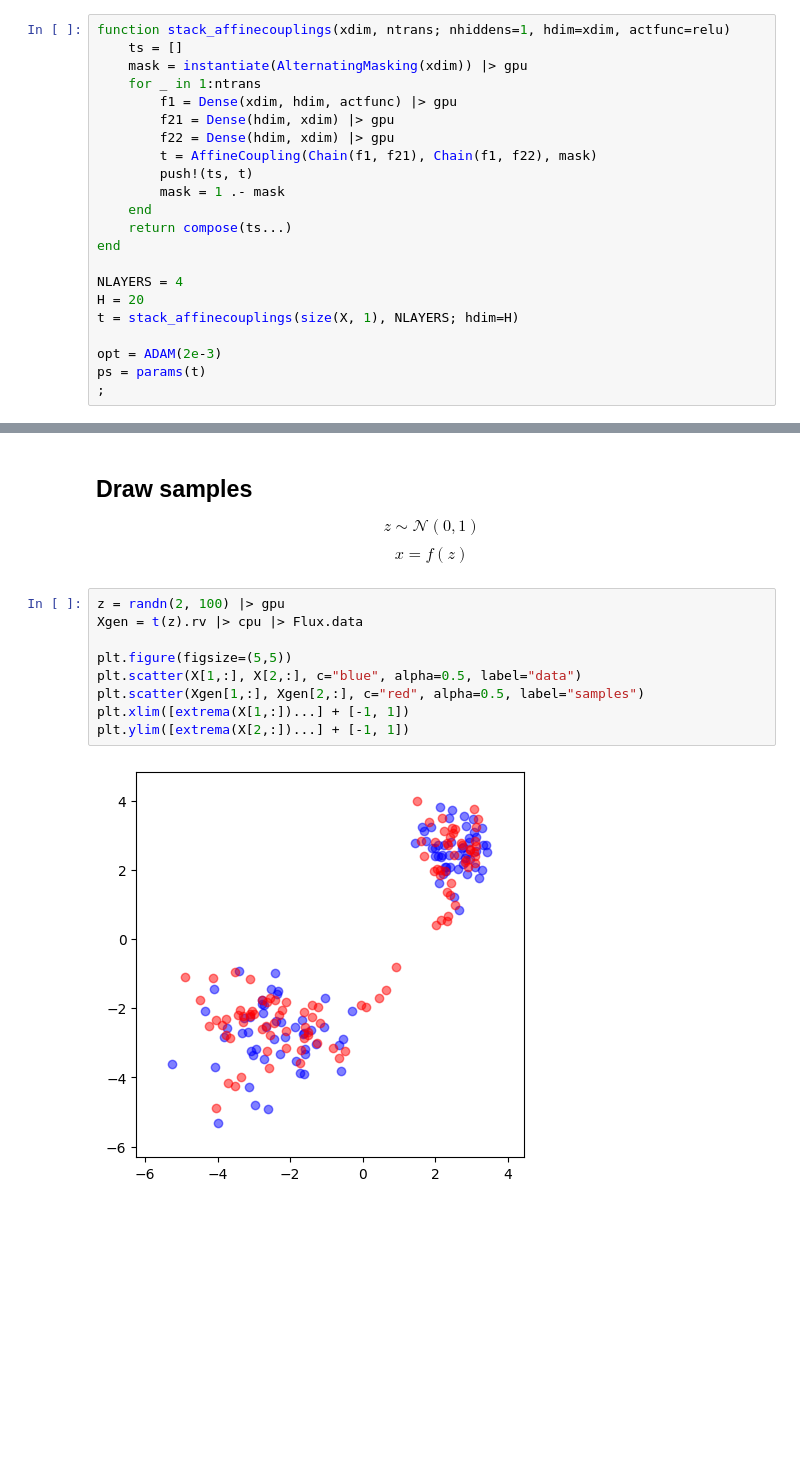
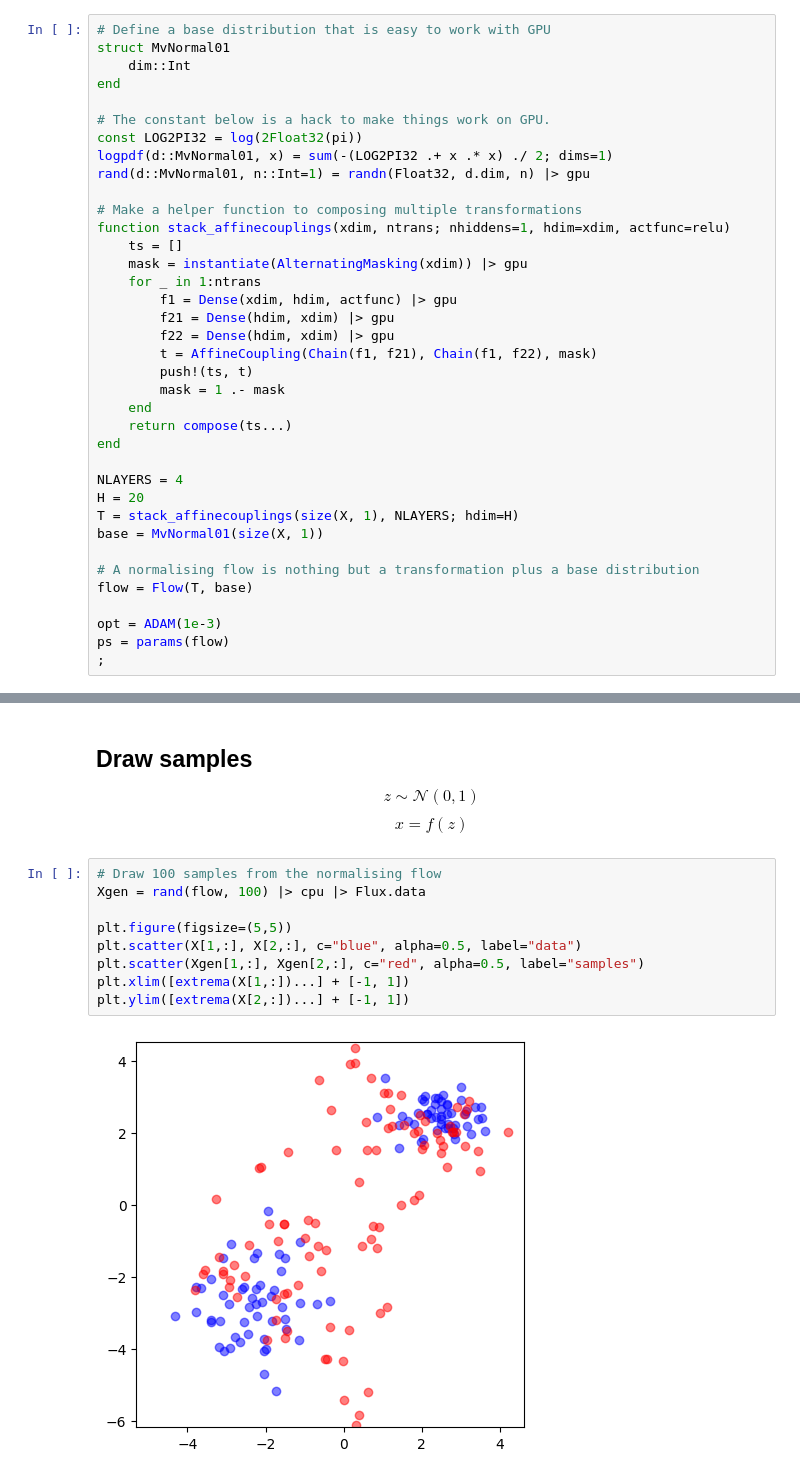
Before and after one commit to xukai92/Flows.jl, a Jupyter notebook: examples/realnvp_mog.ipynb, the cells around one changed output, grey strips where cells are left out. Drawn from its saved outputs; the diff is of its cells as text; blank space fills up the shorter version.

Commit message:
add a draft abstraction for Flow

```diff
--- a/examples/realnvp_mog.ipynb
+++ b/examples/realnvp_mog.ipynb
@@ -27,4 +31,15 @@ $$ f = f_1 \circ f_2 \circ \cdots \circ f_{N-1} \circ f_N : \mathcal{Z} \rightar
 # %%
+# Define a base distribution that is easy to work with GPU
+struct MvNormal01
+    dim::Int
+end
+
+# The constant below is a hack to make things work on GPU.
+const LOG2PI32 = log(2Float32(pi))
+logpdf(d::MvNormal01, x) = sum(-(LOG2PI32 .+ x .* x) ./ 2; dims=1)
+rand(d::MvNormal01, n::Int=1) = randn(Float32, d.dim, n) |> gpu
+
+# Make a helper function to composing multiple transformations
 function stack_affinecouplings(xdim, ntrans; nhiddens=1, hdim=xdim, actfunc=relu)
     ts = []
     mask = instantiate(AlternatingMasking(xdim)) |> gpu
@@ -41,10 +56,14 @@ end
 
 NLAYERS = 4
 H = 20
-t = stack_affinecouplings(size(X, 1), NLAYERS; hdim=H)
+T = stack_affinecouplings(size(X, 1), NLAYERS; hdim=H)
+base = MvNormal01(size(X, 1))
 
-opt = ADAM(2e-3)
-ps = params(t)
+# A normalising flow is nothing but a transformation plus a base distribution
+flow = Flow(T, base)
+
+opt = ADAM(1e-3)
+ps = params(flow)
 ;
 # %% [markdown]
 ## Define loss
@@ -109,13 +121,13 @@ end
 $$ z \sim \mathcal{N}(0,1) $$
 $$ x = f(z) $$
 # %%
-z = randn(2, 100) |> gpu
-Xgen = t(z).rv |> cpu |> Flux.data
+# Draw 100 samples from the normalising flow
+Xgen = rand(flow, 100) |> cpu |> Flux.data
 
 plt.figure(figsize=(5,5))
 plt.scatter(X[1,:], X[2,:], c="blue", alpha=0.5, label="data")
 plt.scatter(Xgen[1,:], Xgen[2,:], c="red", alpha=0.5, label="samples")
 plt.xlim([extrema(X[1,:])...] + [-1, 1])
 plt.ylim([extrema(X[2,:])...] + [-1, 1])
 # %% [output]
-[figure, old version]
+[figure, new version]
```
Also changed, not shown: parts of 7 cells of this notebook, 3 other files.
